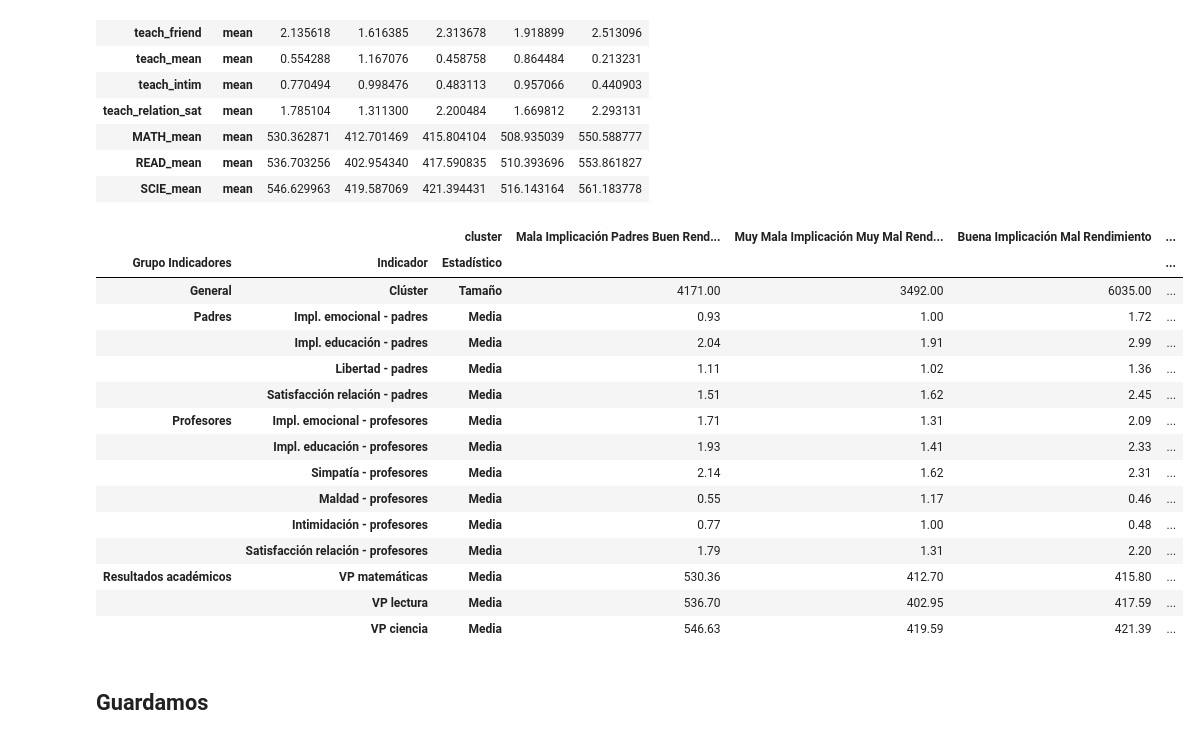
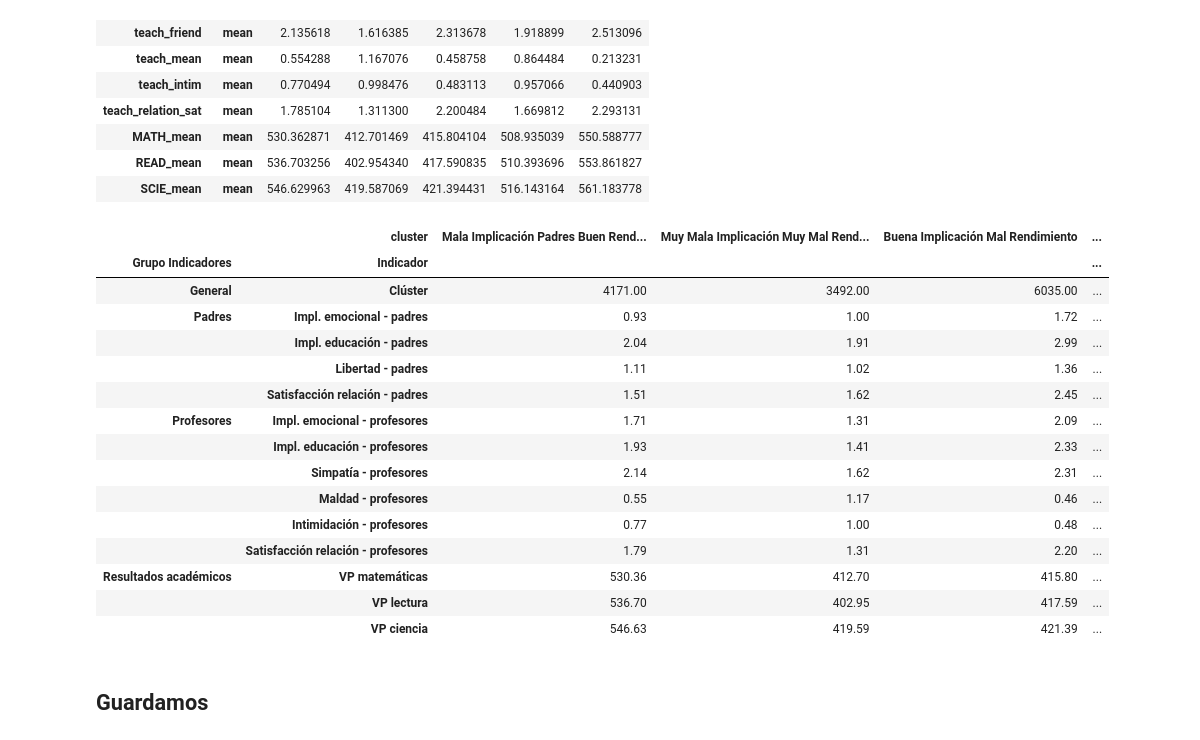
Before and after one commit to sara-fuentes/tfm_pisa_educacion, a Jupyter notebook: clustering_students_well_imputed.ipynb, the cells around one changed output. Cells and saved outputs as stored; diff of their text form; code cells hidden in the pictures.

```diff
--- a/clustering_students_well_imputed.ipynb
+++ b/clustering_students_well_imputed.ipynb
@@ -789,7 +915,7 @@ float_format = '{:.3f}'
 # %% [markdown]
 Vamos a generar una ficha de resumen, solo con las medias para cada una de las variables.
 # %%
-ficha_df = pd.DataFrame()
+ficha_df2 = pd.DataFrame()
 # %%
 
 for i, col in enumerate(["emo_imp_parents",  "edu_impl_par", "par_freedom", "par_relation_sat", "emo_impl_teach", "edu_impl_teach", "teach_friend", "teach_mean",  "teach_intim"
@@ -799,10 +925,10 @@ for i, col in enumerate(["emo_imp_parents",  "edu_impl_par", "par_freedom", "par
 # %%
-ficha_df
+ficha_df2
 
 # Keep only mean rows from ficha_df
-ficha_df = ficha_df.loc[pd.IndexSlice[:,'mean'],:]
+ficha_df2 = ficha_df2.loc[pd.IndexSlice[:,'mean'],:]
 
-ficha_df
+ficha_df2
 # %% [output]
 |  | cluster | 0 | 1 | 2 | 3 | 4 |
 | emo_imp_parents | mean | 0.927903 | 0.999526 | 1.724000 | 1.790785 | 1.849960 |
@@ -866,7 +992,7 @@ def generate_multiindex(list_of_tuples, names):
 # %%
 names = ["Grupo Indicadores", "Indicador", "Estadístico"]
 index_ficha = generate_multiindex(new_multi_index, names)
-ficha_df.set_index(index_ficha, inplace = True)
+ficha_df2.set_index(index_ficha, inplace = True)
 # %%
 tamaño_clusters = df_students_feat.groupby("cluster").size().to_frame().T
 tamaño_clusters.set_index(generate_multiindex([("General", "Clúster", "Tamaño")] , names), inplace = True)
@@ -874,0 +999,3 @@ ficha_df = pd.concat([tamaño_clusters, ficha_df])
+# %%
+ficha_df2 = pd.concat([tamaño_clusters, ficha_df2])
+# Eliminar la columna 'estadistico'
@@ -875,48 +1065,48 @@ ficha_df = pd.concat([tamaño_clusters, ficha_df])
 # %%
 
 float_format = '{:.2f}'
-ficha_df = ficha_df.round(2)
+ficha_df2 = ficha_df2.round(2)
 
 
 # Eliminamos el nivel "Estadístico" del índice
-# ficha_df.index = ficha_df.index.droplevel("Estadístico")
+ficha_df2.index = ficha_df2.index.droplevel("Estadístico")
 
 
 (
-    ficha_df
+    ficha_df2
     .rename(columns = {
         0:"Mala Implicación Padres<br>Buen Rendimiento",
         1:"Muy Mala Implicación<br>Muy Mal Rendimiento",
         2:"Buena Implicación<br>Mal Rendimiento",
         3:"Peor Implicación Profesores<br>Peor Rendimiento",
         4:"Muy Buena Implicación<br>Muy Buen Rendimiento",
     })
     .style
     .format(float_format)
     .background_gradient(cmap = 'Reds', axis = 1)
     .set_table_styles([
         {"selector": "th", "props": [("white-space", "normal"), ("text-align", "center")]},
         {"selector": "td", "props": [("text-align", "center")]},
         {"selector": "table", "props": [("table-layout", "fixed"), ("width", "100%")]}
     ])
 )
 # %% [output]
-|  |  | cluster | Mala Implicación Padres Buen Rend... | Muy Mala Implicación Muy Mal Rend... | Buena Implicación Mal Rendimiento | ... |
-| Grupo Indicadores | Indicador | Estadístico |  |  |  | ... |
-| General | Clúster | Tamaño | 4171.00 | 3492.00 | 6035.00 | ... |
-| Padres | Impl. emocional - padres | Media | 0.93 | 1.00 | 1.72 | ... |
-|  | Impl. educación - padres | Media | 2.04 | 1.91 | 2.99 | ... |
-|  | Libertad - padres | Media | 1.11 | 1.02 | 1.36 | ... |
-|  | Satisfacción relación - padres | Media | 1.51 | 1.62 | 2.45 | ... |
-| Profesores | Impl. emocional - profesores | Media | 1.71 | 1.31 | 2.09 | ... |
-|  | Impl. educación - profesores | Media | 1.93 | 1.41 | 2.33 | ... |
-|  | Simpatía - profesores | Media | 2.14 | 1.62 | 2.31 | ... |
-|  | Maldad - profesores | Media | 0.55 | 1.17 | 0.46 | ... |
-|  | Intimidación - profesores | Media | 0.77 | 1.00 | 0.48 | ... |
-|  | Satisfacción relación - profesores | Media | 1.79 | 1.31 | 2.20 | ... |
-| Resultados académicos | VP matemáticas | Media | 530.36 | 412.70 | 415.80 | ... |
-|  | VP lectura | Media | 536.70 | 402.95 | 417.59 | ... |
-|  | VP ciencia | Media | 546.63 | 419.59 | 421.39 | ... |
+|  | cluster | Mala Implicación Padres Buen Rend... | Muy Mala Implicación Muy Mal Rend... | Buena Implicación Mal Rendimiento | ... |
+| Grupo Indicadores | Indicador |  |  |  | ... |
+| General | Clúster | 4171.00 | 3492.00 | 6035.00 | ... |
+| Padres | Impl. emocional - padres | 0.93 | 1.00 | 1.72 | ... |
+|  | Impl. educación - padres | 2.04 | 1.91 | 2.99 | ... |
+|  | Libertad - padres | 1.11 | 1.02 | 1.36 | ... |
+|  | Satisfacción relación - padres | 1.51 | 1.62 | 2.45 | ... |
+| Profesores | Impl. emocional - profesores | 1.71 | 1.31 | 2.09 | ... |
+|  | Impl. educación - profesores | 1.93 | 1.41 | 2.33 | ... |
+|  | Simpatía - profesores | 2.14 | 1.62 | 2.31 | ... |
+|  | Maldad - profesores | 0.55 | 1.17 | 0.46 | ... |
+|  | Intimidación - profesores | 0.77 | 1.00 | 0.48 | ... |
+|  | Satisfacción relación - profesores | 1.79 | 1.31 | 2.20 | ... |
+| Resultados académicos | VP matemáticas | 530.36 | 412.70 | 415.80 | ... |
+|  | VP lectura | 536.70 | 402.95 | 417.59 | ... |
+|  | VP ciencia | 546.63 | 419.59 | 421.39 | ... |
 # %% [markdown]
 ## Guardamos
 # %%
```
Also changed, not shown: parts of 17 cells of this notebook, 5 other files.
